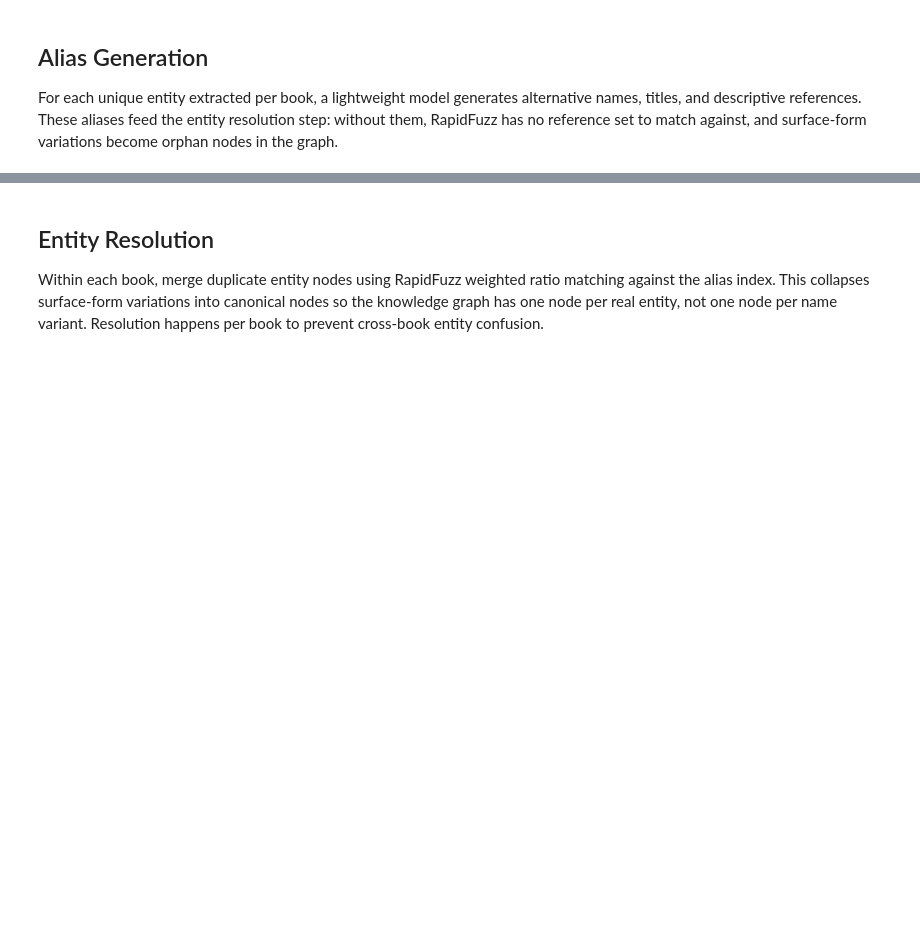
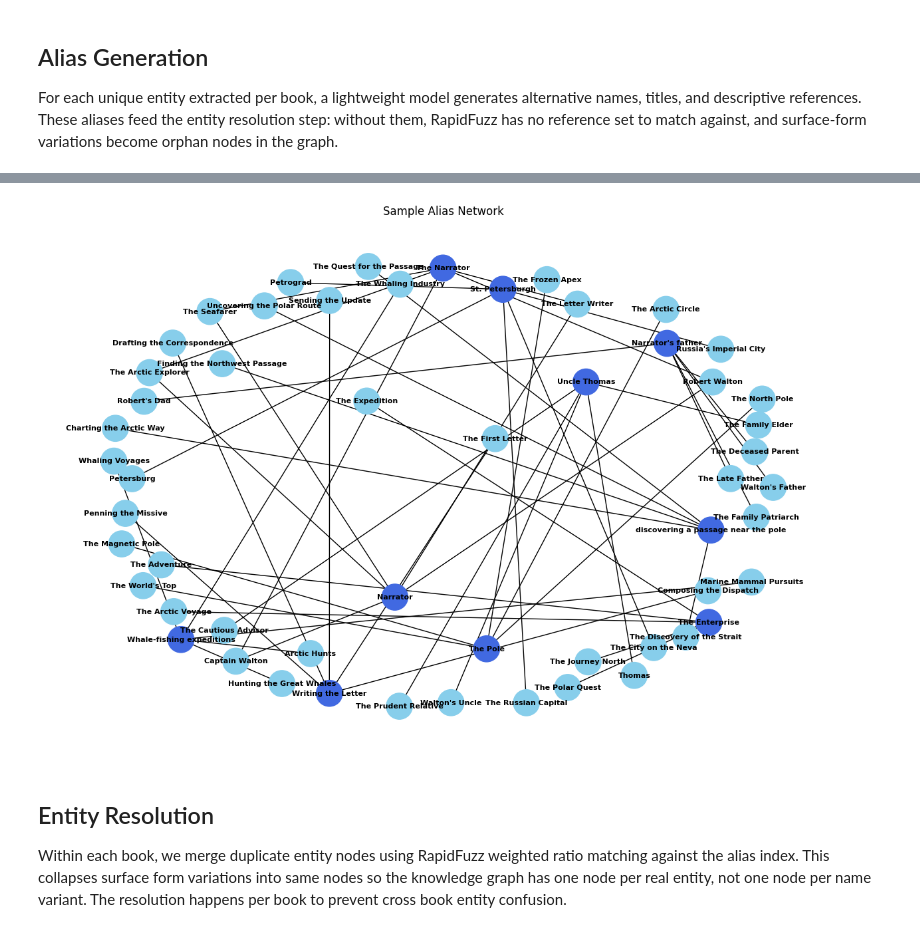
Before and after one commit to felixfaruix/AgenticRAG-Search-Engine, a Jupyter notebook: notebooks/extraction.ipynb, the cells around one changed output, grey strips where cells are left out. Saved outputs shown, nothing was run; the diff lists cells and outputs as text; code cells hidden in the pictures; blank space fills up the shorter version.

```diff
--- a/notebooks/extraction.ipynb
+++ b/notebooks/extraction.ipynb
@@ -481,7 +476,6 @@ async def extract_all_triples(chunks: list[Chunk], schema: OntologySchema, *,
         cache_path: Path = data_dir / "triples" / "raw" / f"raw_triples_{book_id}.json"
         if cache_path.exists():
             all_triples[book_id] = json.loads(cache_path.read_text())
-            print(f"  {book_id}: loaded {len(all_triples[book_id])} cached triples")
             continue
 
         sem: asyncio.Semaphore = asyncio.Semaphore(max_concurrent)
@@ -492,13 +486,11 @@ async def extract_all_triples(chunks: list[Chunk], schema: OntologySchema, *,
             triples: list[dict] = json.loads(partial_path.read_text())
             done_keys: set[tuple] = {(t["chapter_number"], t["chunk_index"]) for t in triples}
             book_chunks = [c for c in book_chunks if (c.chapter_number, c.chunk_index) not in done_keys]
-            print(f"  {book_id}: resuming — {len(triples)} triples cached, {len(book_chunks)} chunks remaining")
         else:
             triples: list[dict] = []
         wave_size: int = 80
 
         for w in range(0, len(book_chunks), wave_size):
-            refresh_credentials()
             client = instructor.from_openai(AsyncOpenAI(), mode=instructor.Mode.JSON)
 
             async def process_chunk(chunk: Chunk, bid: str = book_id, _client=client) -> list[dict]:
@@ -515,7 +507,6 @@ async def extract_all_triples(chunks: list[Chunk], schema: OntologySchema, *,
                             results.append(d)
                         return results
                     except Exception as e:
-                        print(f"WARN: chunk {chunk.chunk_index} ch.{chunk.chapter_number} failed: {e}")
                         return []
 
             wave: list[Chunk] = book_chunks[w:w + wave_size]
@@ -528,9 +519,6 @@ async def extract_all_triples(chunks: list[Chunk], schema: OntologySchema, *,
 
         cache_path.write_text(json.dumps(triples, ensure_ascii=False))
         partial_path.unlink(missing_ok=True)
-        print(f"  {book_id}: {len(triples)} triples extracted")
         all_triples[book_id] = triples
 
     return all_triples
-
-all_triples: dict[str, list[dict]] = await extract_all_triples(chunks, schema, model="google/gemini-2.5-pro")
@@ -657,0 +633,33 @@ all_aliases: dict[str, list[EntityWithAliases]] = {
+# %%
+async def generate_aliases_batch(entities: list[tuple[str, str]], book_id: str, *, model: str) -> list[EntityWithAliases]:
+    """Generate aliases for a batch of entities via Gemini. Runs sync call in thread with timeout + retry."""
+    block: str = "\n".join(f"{i+1}. {name} ({etype})" for i, (name, etype) in enumerate(entities))
+    prompt: str = batch_alias_prompt.format(book_title=book_metadata[book_id]["title"], entities_block=block)
+
+    for attempt in range(3):
+        try:
+            resp = await asyncio.wait_for(
+                asyncio.to_thread(gc.models.generate_content, model=model, contents=prompt,
+                                  config=types.GenerateContentConfig(temperature=0.2, response_mime_type="application/json")),
+                timeout=60)
+            break
+        except asyncio.TimeoutError:
+            if attempt < 2:
+                await asyncio.sleep(5 * (attempt + 1))
+                continue
+            raise
+        except Exception as e:
+            if "429" in str(e) and attempt < 2:
+                await asyncio.sleep(5 * 2 ** attempt)
+                continue
+            raise
+
+    data = json.loads(resp.text)
+    raw: list[dict] = data if isinstance(data, list) else data.get("results", data.get("entities", []))
+    results: list[EntityWithAliases] = []
+
+    for item, (name, etype) in zip(raw, entities):
+        aliases: list[str] = item.get("aliases", []) if isinstance(item, dict) else []
+        results.append(EntityWithAliases(canonical_name=name, entity_type=etype, book_id=book_id, aliases=aliases))
+
+    return results
@@ -658,34 +726,36 @@ all_aliases: dict[str, list[EntityWithAliases]] = {
 # %%
 def display_alias_network(aliases: list[EntityWithAliases], max_entities: int = 10) -> None:
     """
-    Display a sample alias network using networkx.
+    It displays a sample alias network using networkx.
     """
     G = nx.Graph()
+
     for entity in aliases[:max_entities]:
         G.add_node(entity.canonical_name, node_type="canonical")
         for alias in entity.aliases[:5]:
             G.add_node(alias, node_type="alias")
             G.add_edge(entity.canonical_name, alias)
 
     colors = ["#4169E1" if G.nodes[n].get("node_type") == "canonical"
               else "#87CEEB" for n in G.nodes]
     plt.figure(figsize=(12, 8))
     pos = nx.spring_layout(G, k=2, seed=42)
     nx.draw(G, pos, with_labels=True, node_color=colors,
             node_size=800, font_size=8, font_weight="bold")
     plt.title("Sample Alias Network")
     plt.tight_layout()
     plt.show()
 
-
 display_alias_network(all_aliases["frankenstein"])
+# %% [output]
+[figure, added]
 # %% [markdown]
 ## Entity Resolution
 
-Within each book, merge duplicate entity nodes using RapidFuzz weighted ratio matching against
-the alias index. This collapses surface-form variations into canonical nodes so the knowledge
-graph has one node per real entity, not one node per name variant. Resolution happens per book
-to prevent cross-book entity confusion.
+Within each book, we merge duplicate entity nodes using RapidFuzz weighted ratio matching against
+the alias index. This collapses surface form variations into same  nodes so the knowledge
+graph has one node per real entity, not one node per name variant. The resolution happens per book
+to prevent cross book entity confusion.
 # %%
 from rapidfuzz import fuzz
 
```
Also changed, not shown: parts of 37 cells of this notebook, 47 other files.
